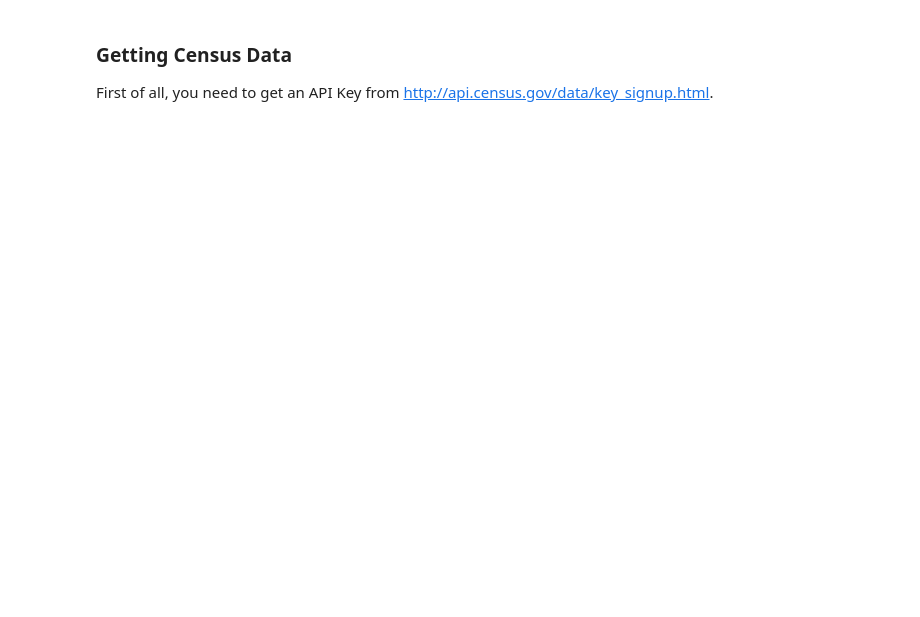
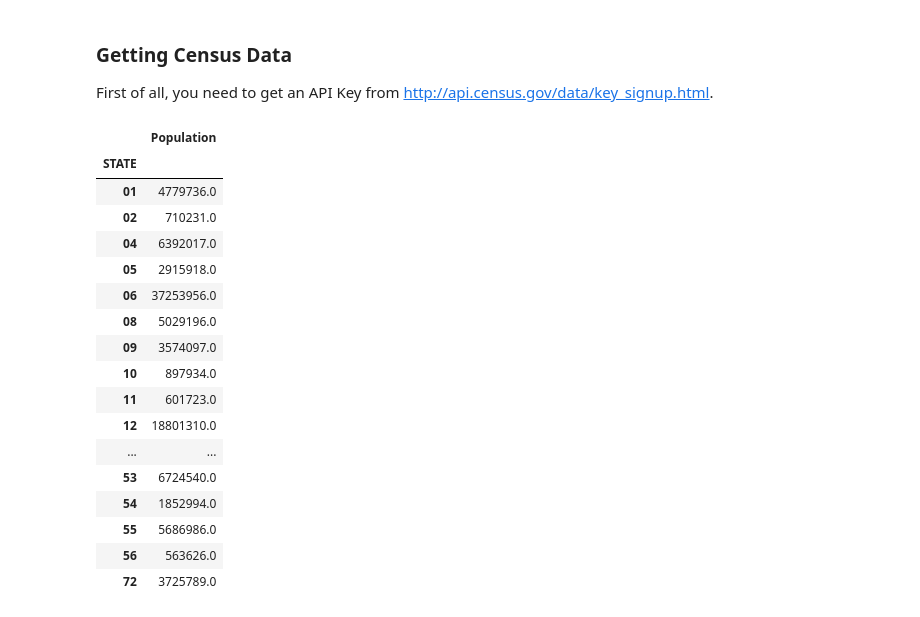
Before and after one commit to Serene1307/dealing_with_data, a Jupyter notebook: Beta/Visualization/Visualization of Population Data - Choropleths.ipynb, the cells around one changed output. Drawn from its saved outputs; the diff is of its cells as text; code cells hidden in the pictures; blank space fills up the shorter version.

```diff
--- a/Beta/Visualization/Visualization of Population Data - Choropleths.ipynb
+++ b/Beta/Visualization/Visualization of Population Data - Choropleths.ipynb
@@ -87,11 +109,30 @@ census = Census(api_key)
 # %%
 state = census.get(['P0010001'], ['for=state:*'])
 df_state_population = pd.DataFrame(ast.literal_eval(state), columns = ['Population', 'STATE'])
 df_state_population['Population'] = pd.to_numeric(df_state_population['Population'],errors='coerce')
 df_state_population.drop(0,axis=0,inplace=True)
 df_state_population.set_index('STATE',inplace=True)
 df_state_population.sort_index(inplace=True)
-#df_state_population
+df_state_population
+# %% [output]
+|  | Population |
+| STATE |  |
+| 01 | 4779736.0 |
+| 02 | 710231.0 |
+| 04 | 6392017.0 |
+| 05 | 2915918.0 |
+| 06 | 37253956.0 |
+| 08 | 5029196.0 |
+| 09 | 3574097.0 |
+| 10 | 897934.0 |
+| 11 | 601723.0 |
+| 12 | 18801310.0 |
+| ... | ... |
+| 53 | 6724540.0 |
+| 54 | 1852994.0 |
+| 55 | 5686986.0 |
+| 56 | 563626.0 |
+| 72 | 3725789.0 |
 # %%
 df_states.join(df_state_population).plot(figsize=(15,7), column='Population', cmap='OrRd',  linewidth=0.1)
 # %% [output]
```
Also changed, not shown: parts of 8 cells of this notebook.
